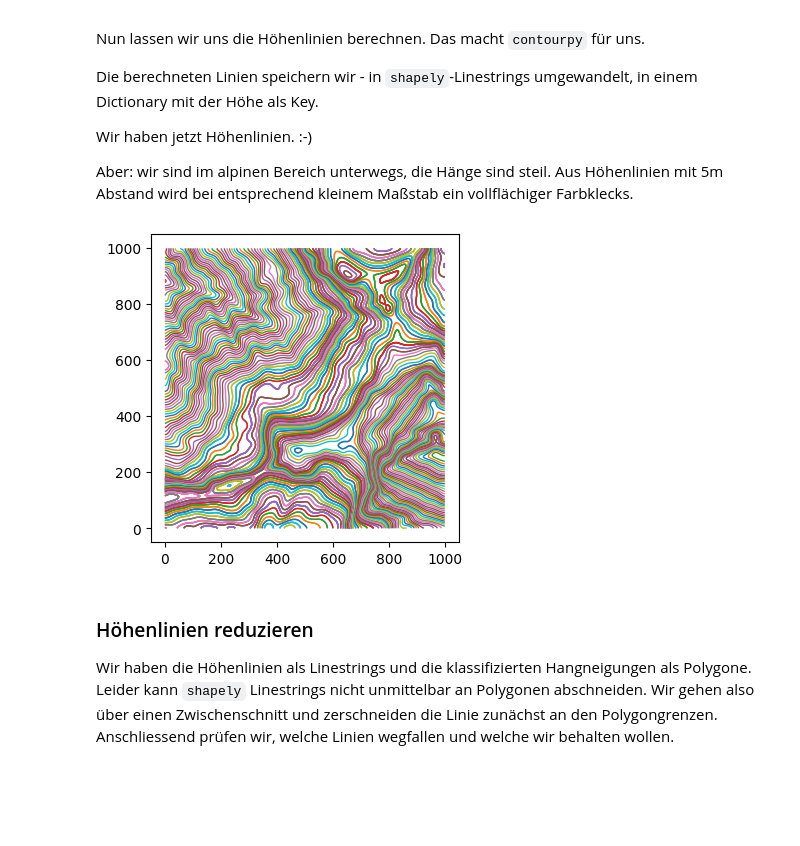
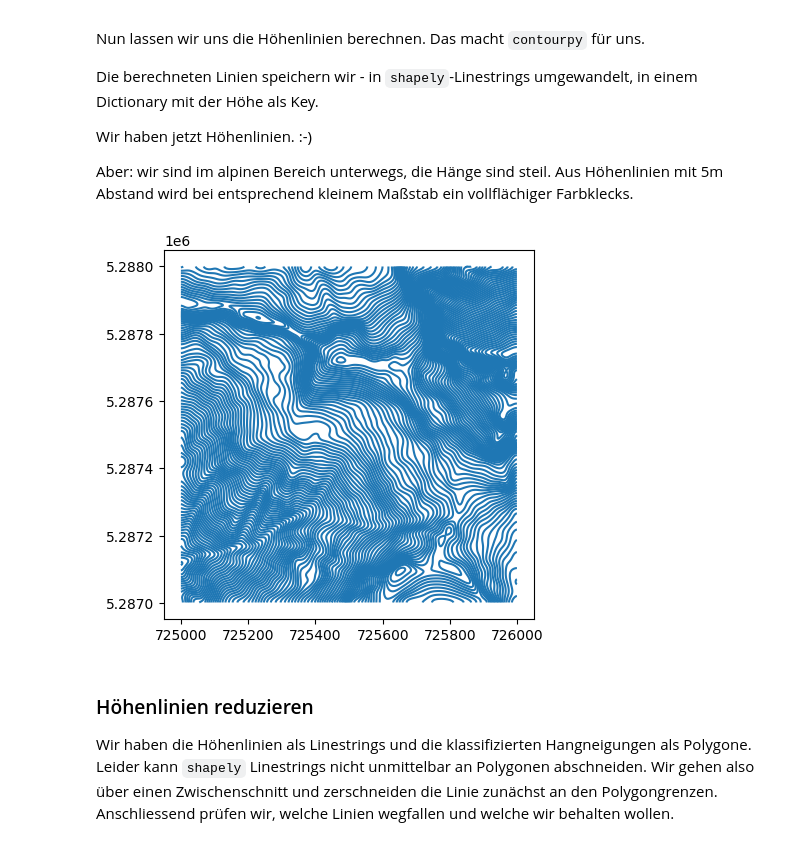
Before and after one commit to ldbv-by/ldbv-by.github.io, a Jupyter notebook: doc/notebooks/contourdemo.ipynb, the cells around one changed output. Saved outputs shown, nothing was run; the diff lists cells and outputs as text; code cells hidden in the pictures; blank space fills up the shorter version.

Commit message:
contours überarbeitet

```diff
--- a/doc/notebooks/contourdemo.ipynb
+++ b/doc/notebooks/contourdemo.ipynb
@@ -17,6 +17,7 @@ with rasterio.open("725_5287.tif") as dem_file:
     dem = dem_file.read(1)
     transform = dem_file.transform
     crs = dem_file.crs.wkt
+    bounds = dem_file.bounds
 # %% [markdown]
 Mit `pyplot` aus dem `matplotlib`-Paket lassen sich die Daten graphisch darstellen:
 # %%
@@ -122,27 +139,33 @@ Aber: wir sind im alpinen Bereich unterwegs, die Hänge sind steil. Aus Höhenli
 # %%
 from shapely import LineString
 from shapely.geometry import mapping
 from collections import OrderedDict
 from contourpy import contour_generator
 from shapely.affinity import affine_transform
 from contourpy.util.mpl_renderer import MplRenderer as Renderer
 
 start = round(np.min(dem) / 10) * 10 - 10
 stop = round(np.max(dem) / 10) * 10 + 10
 levels = np.arange(start, stop, 5.0).tolist()
 cont_gen = contour_generator(z=cdem, quad_as_tri=False)
 
 contour_lines = {}
-renderer = Renderer(figsize=(4, 4))
 for i, level in enumerate(levels):
     generated_lines = cont_gen.lines(level)
     contour_lines[int(level)] = []
     for g_line in generated_lines:
         contour_lines[int(level)].append(affine_transform(LineString(g_line), transform.to_shapely()))
-        renderer.lines(generated_lines, cont_gen.line_type, color=f"C{i}", linewidth=1)
-renderer.show()
+import geopandas as gpd
+contours = []
+for lvl, lns in contour_lines.items():
+    if len(lns) > 0:
+        for l in lns:
+            contours.append(l)
+p = gpd.GeoSeries(contours)
+p.plot()
+plt.show()
 # %% [output]
-[figure, old version]
+[figure, new version]
 # %% [markdown]
 ### Höhenlinien reduzieren
 
```
Also changed, not shown: parts of 5 cells of this notebook.
